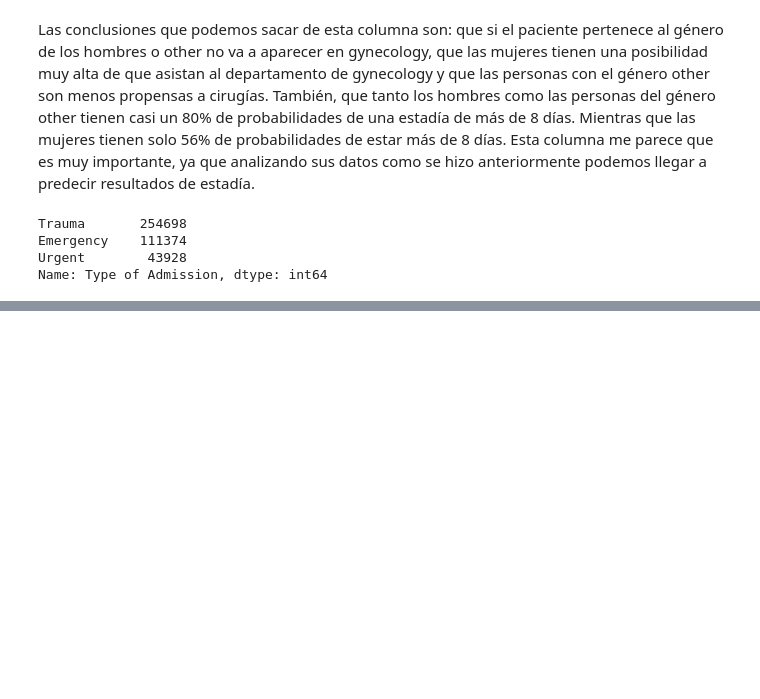
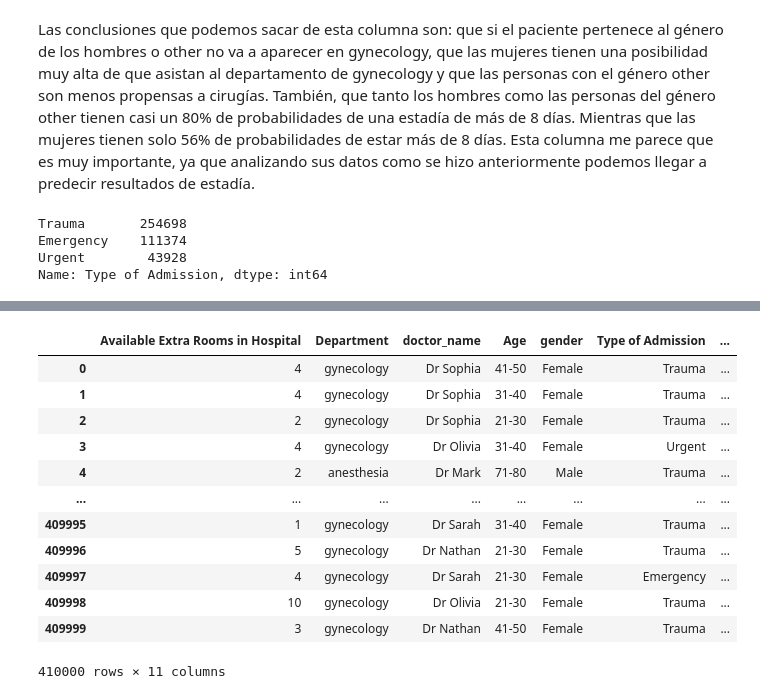
Before and after one commit to fcori47/Datathon, a Jupyter notebook: EDA_PI_ML.ipynb, the cells around one changed output, grey strips where cells are left out. Saved outputs shown, nothing was run; the diff lists cells and outputs as text; code cells hidden in the pictures; blank space fills up the shorter version.

```diff
--- a/EDA_PI_ML.ipynb
+++ b/EDA_PI_ML.ipynb
@@ -445,0 +534,19 @@ Name: Type of Admission, dtype: int64
+# %%
+#Elimino la columna 'Visitors with Patient'
+
+hospitalizaciones_train.drop(columns='Visitors with Patient', inplace=True)
+hospitalizaciones_train
+# %% [output]
+|  | Available Extra Rooms in Hospital | Department | doctor_name | Age | gender | Type of Admission | ... |
+| 0 | 4 | gynecology | Dr Sophia | 41-50 | Female | Trauma | ... |
+| 1 | 4 | gynecology | Dr Sophia | 31-40 | Female | Trauma | ... |
+| 2 | 2 | gynecology | Dr Sophia | 21-30 | Female | Trauma | ... |
+| 3 | 4 | gynecology | Dr Olivia | 31-40 | Female | Urgent | ... |
+| 4 | 2 | anesthesia | Dr Mark | 71-80 | Male | Trauma | ... |
+| ... | ... | ... | ... | ... | ... | ... | ... |
+| 409995 | 1 | gynecology | Dr Sarah | 31-40 | Female | Trauma | ... |
+| 409996 | 5 | gynecology | Dr Nathan | 21-30 | Female | Trauma | ... |
+| 409997 | 4 | gynecology | Dr Sarah | 21-30 | Female | Emergency | ... |
+| 409998 | 10 | gynecology | Dr Olivia | 21-30 | Female | Trauma | ... |
+| 409999 | 3 | gynecology | Dr Nathan | 41-50 | Female | Trauma | ... |
+410000 rows × 11 columns
```
Also changed, not shown: parts of 11 cells of this notebook.
